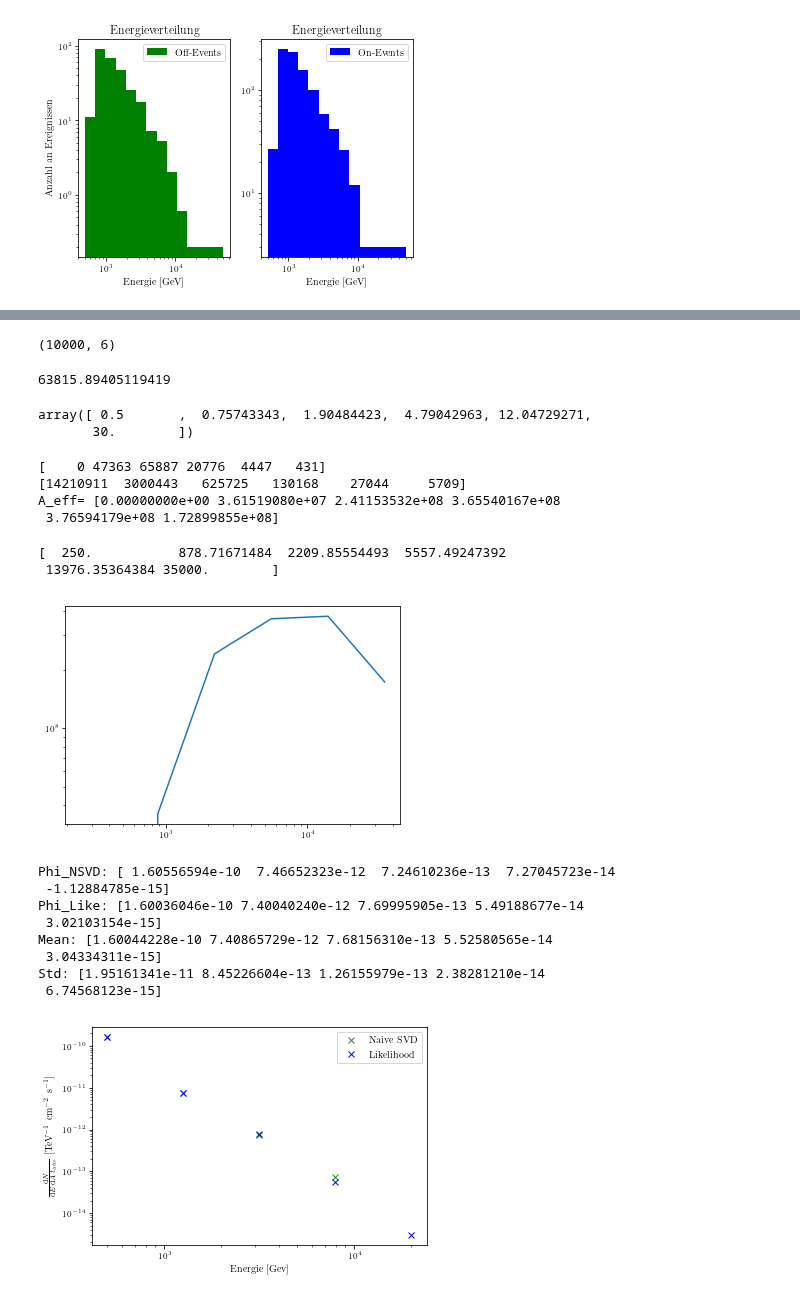
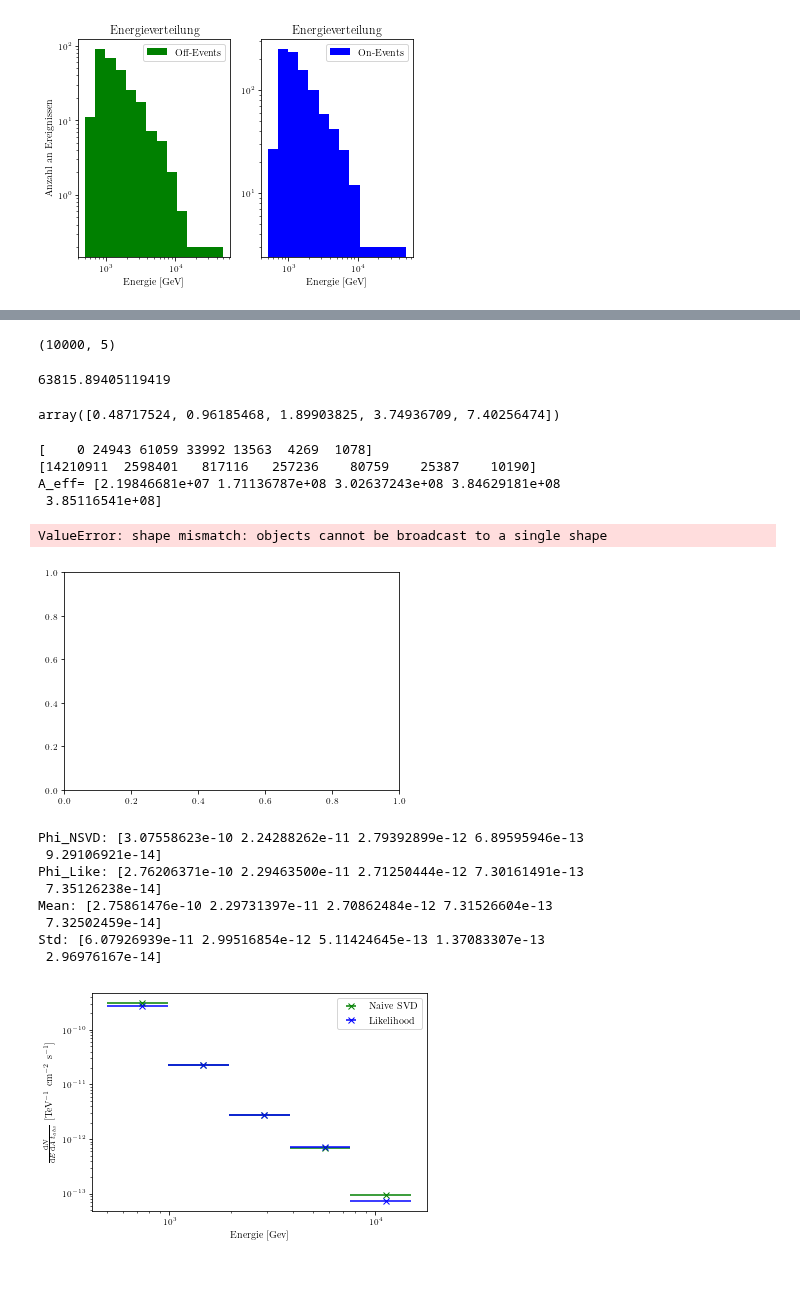
Before and after one commit to Ninilini/FP_Teilchen, a Jupyter notebook: FACT/plots/data_reading.ipynb, the cells around one changed output, grey strips where cells are left out. Drawn from its saved outputs; the diff is of its cells as text; code cells hidden in the pictures.

```diff
--- a/FACT/plots/data_reading.ipynb
+++ b/FACT/plots/data_reading.ipynb
@@ -289,20 +286,31 @@ estimator = minimize(NegLog, f+100, args=(matrix, b, g), method='L-BFGS-B', boun
 print(estimator)
 #Schätzer
 fLike = estimator['x']
-print('Schätzer:', fLike)
+fLike_plot = estimator['x'][1:-1]
+print('Schätzer:', fLike_plot)
 print('yedge: ', yedge)
 
 #Hessematrix aus Minimize für Fehlerrechnung auf Schätzer
 Hess_Inv = estimator['hess_inv'].todense()
 print('Kovarianzmatrix:',Hess_Inv)
 
-plt.plot(yedge[1:-1], fLike, 'k.')
+plt.errorbar(xpos, fLike_plot, xerr=xerr, fmt='bx')
 plt.xscale('log')
 plt.yscale('log')
 plt.xlabel('Energie [GeV]')
 plt.ylabel('Anzahl an Ereignissen')
 plt.title('entfaltete Energieverteilung des Krebsnebels')
 plt.savefig('Entfaltung_2.pdf')
+
+plt.errorbar(xpos, fNSVD, xerr=xerr, fmt='gx', label='Naive SVD')
+plt.errorbar(xpos, fLike_plot, xerr=xerr, fmt='bx', label='Likelihood')
+plt.xscale('log')
+plt.yscale('log')
+plt.xlabel('Energie [GeV]')
+plt.ylabel('Anzahl an Ereignissen')
+plt.title('entfaltete Energieverteilung des Krebsnebels')
+plt.legend()
+plt.savefig('Entfaltung_VGL.pdf')
 # %% [output]
 f [    0 24943 61059 33992 13563  4269  1078]
 [(1, 100000), (1, 100000), (1, 100000), (1, 100000), (1, 100000), (1, 100000), (1, 100000)]
@@ -326,9 +333,10 @@ ValueError: x and y must have same first dimension, but have shapes (6,) and (7,
 # %%
 #Zufallszahlen mit Multivarianten Gauss
 fLike_Var = np.random.multivariate_normal(fLike, Hess_Inv, size=10000)
+fLike_Var= fLike_Var[:,1:-1]
 fLike_Var.shape
 # %% [output]
-(10000, 6)
+(10000, 5)
 # %%
 def fluss(f, A, dE, t):
     return f/(A*dE*t)
@@ -339,11 +347,10 @@ t_obs
 63815.89405119419
 # %%
 #Breite des Energie-bins
-Delta_E = np.diff(yedge)*10**(-3)
+Delta_E = np.diff(yedge[1:-1])*10**(-3)
 Delta_E
 # %% [output]
-array([ 0.5       ,  0.75743343,  1.90484423,  4.79042963, 12.04729271,
-       30.        ])
+array([0.48717524, 0.96185468, 1.89903825, 3.74936709, 7.40256474])
 # %%
 # Detektorfläche für A_eff
 A = np.pi * 27000**2
@@ -353,13 +360,13 @@ print(hist_sel)
 hist_sim, yedges = np.histogram(gammas_corsika['total_energy'], bins=yedge)
 print(hist_sim)
 #Bestimmung der effektiven Fläche
-A_eff = hist_sel/hist_sim * A
+A_eff = hist_sel[1:-1]/hist_sim[1:-1] * A
 print('A_eff=',A_eff)
 # %% [output]
-[    0 47363 65887 20776  4447   431]
-[14210911  3000443   625725   130168    27044     5709]
-A_eff= [0.00000000e+00 3.61519080e+07 2.41153532e+08 3.65540167e+08
- 3.76594179e+08 1.72899855e+08]
+[    0 24943 61059 33992 13563  4269  1078]
+[14210911  2598401   817116   257236    80759    25387    10190]
+A_eff= [2.19846681e+07 1.71136787e+08 3.02637243e+08 3.84629181e+08
+ 3.85116541e+08]
 # %%
 bincenter = (yedge[1:]+yedge[:-1])/2
 plt.errorbar(bincenter, A_eff, xerr=Delta_E/2)
@@ -367,16 +374,15 @@ plt.xscale('log')
 plt.yscale('log')
 print(bincenter)
 # %% [output]
-[  250.           878.71671484  2209.85554493  5557.49247392
- 13976.35364384 35000.        ]
+ValueError: shape mismatch: objects cannot be broadcast to a single shape
-[figure, old version]
+[figure, new version]
 # %%
 #Berechnung des Flusswertes
-phi_NSVD = fNSVD[1:]/(A_eff[1:] * Delta_E[1:] * t_obs)
-phi_Like = fLike[1:]/(A_eff[1:] * Delta_E[1:] * t_obs)
+phi_NSVD = fNSVD/(A_eff * Delta_E * t_obs)
+phi_Like = fLike_plot/(A_eff * Delta_E * t_obs)
 
 #Mittelwert und Standardabweichung
-phi_Like_Var = fLike_Var[:,1:]/(A_eff[1:] * Delta_E[1:] * t_obs)
+phi_Like_Var = fLike_Var/(A_eff * Delta_E * t_obs)
 mean = phi_Like_Var.mean(axis=0)
 std = phi_Like_Var.std(axis=0)
 print('Phi_NSVD:', phi_NSVD)
@@ -384,23 +390,23 @@ print('Phi_Like:', phi_Like)
 print('Mean:',mean)
 print('Std:',std)
 # %% [output]
-Phi_NSVD: [ 1.60556594e-10  7.46652323e-12  7.24610236e-13  7.27045723e-14
- -1.12884785e-15]
-Phi_Like: [1.60036046e-10 7.40040240e-12 7.69995905e-13 5.49188677e-14
- 3.02103154e-15]
-Mean: [1.60044228e-10 7.40865729e-12 7.68156310e-13 5.52580565e-14
- 3.04334311e-15]
-Std: [1.95161341e-11 8.45226604e-13 1.26155979e-13 2.38281210e-14
- 6.74568123e-15]
+Phi_NSVD: [3.07558623e-10 2.24288262e-11 2.79392899e-12 6.89595946e-13
+ 9.29106921e-14]
+Phi_Like: [2.76206371e-10 2.29463500e-11 2.71250444e-12 7.30161491e-13
+ 7.35126238e-14]
+Mean: [2.75861476e-10 2.29731397e-11 2.70862484e-12 7.31526604e-13
+ 7.32502459e-14]
+Std: [6.07926939e-11 2.99516854e-12 5.11424645e-13 1.37083307e-13
+ 2.96976167e-14]
 # %%
-plt.plot(yedge[1:-1], phi_NSVD, linestyle = '', marker ='x', color = 'forestgreen', label='Naive SVD')
-plt.plot(yedge[1:-1], phi_Like, linestyle = '', marker ='x', color = 'blue', label='Likelihood')
+plt.errorbar(xpos, phi_NSVD, xerr=xerr, fmt ='gx', label='Naive SVD')
+plt.errorbar(xpos, phi_Like, xerr=xerr, fmt ='bx', label='Likelihood')
 plt.xscale('log')
 plt.yscale('log')
 plt.xlabel(r'Energie [Gev]')
 plt.ylabel(r'$\frac{\mathrm{d}N}{\mathrm{d}E \, \mathrm{d}A \, t_{obs}}$ [TeV$^{-1}$ cm$^{-2}$ s$^{-1}$]')
 plt.legend()
 plt.savefig('Fluss.pdf')
 # %% [output]
-[figure, old version]
+[figure, new version]
 # %%
```
Also changed, not shown: parts of 5 cells of this notebook, 1 other file.
